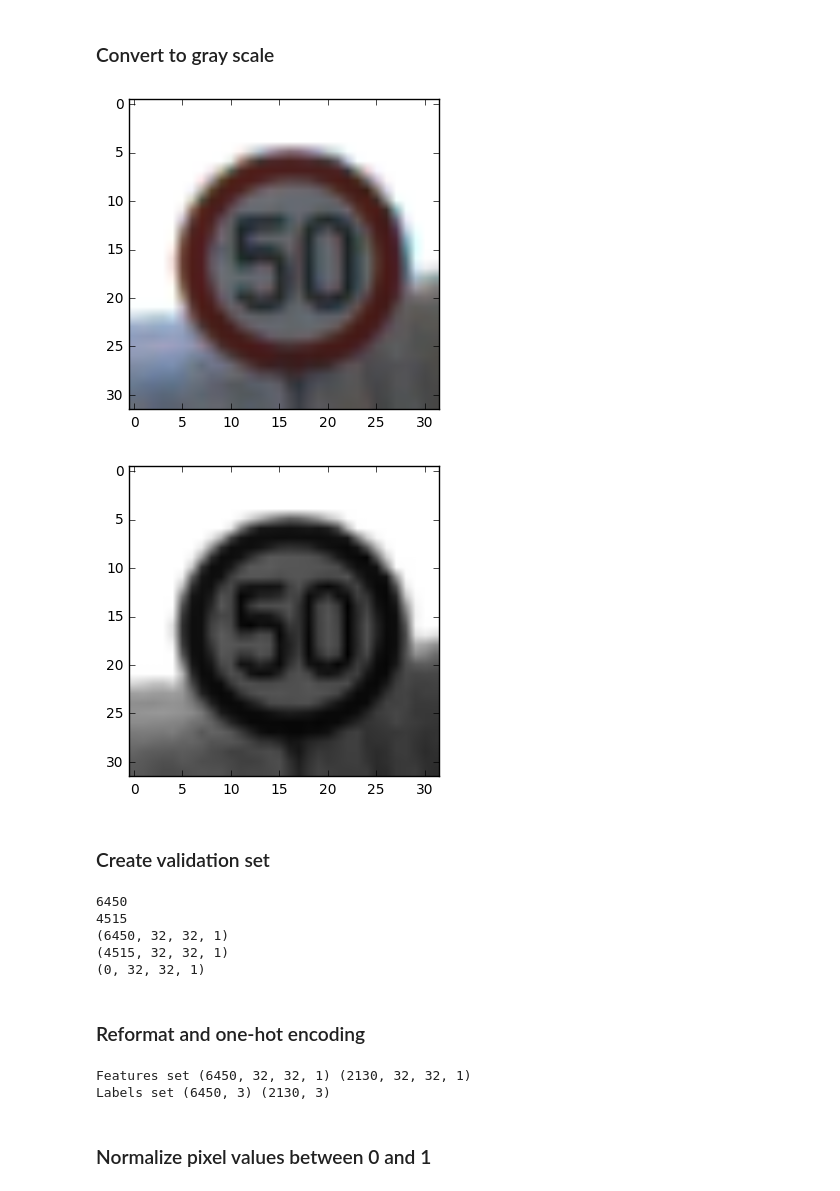
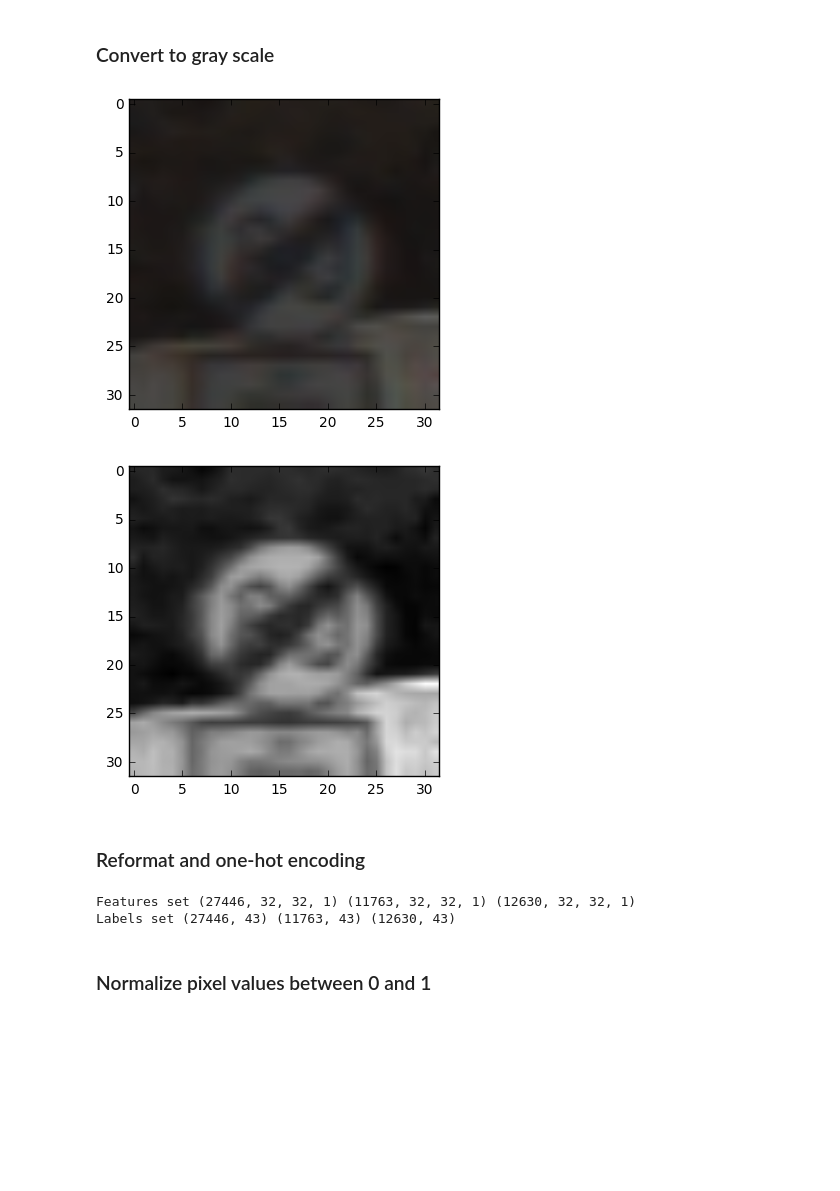
Before and after one commit to morganel/self-driving-cars, a Jupyter notebook: traffic-signs/Traffic_Signs_Recognition.ipynb, the cells around one changed output. Cells and saved outputs as stored; diff of their text form; code cells hidden in the pictures; blank space fills up the shorter version.

```diff
--- a/traffic-signs/Traffic_Signs_Recognition.ipynb
+++ b/traffic-signs/Traffic_Signs_Recognition.ipynb
@@ -48,9 +48,9 @@ X_train, y_train = train['features'], train['labels']
 X_test, y_test = test['features'], test['labels']
 # %% [markdown]
 ### if we want to downsample to only take a few classes into account
+# %%
+downsample = False
 # %%
-selected_classes = [1,2,4]
-
 def select_classes_only(X, Y, classes):
     ix = np.in1d(Y, classes)
 
@@ -63,8 +63,10 @@ def select_classes_only(X, Y, classes):
     #y_train = np.asarray([d[x] for x in y_train])
     return X,Y
 
-X_train, y_train = select_classes_only(X_train, y_train, selected_classes)
-X_test, y_test = select_classes_only(X_test, y_test, selected_classes)
+if(downsample == True):
+    selected_classes = [1,2,4]
+    X_train, y_train = select_classes_only(X_train, y_train, selected_classes)
+    X_test, y_test = select_classes_only(X_test, y_test, selected_classes)
 # %%
 ### To start off let's do a basic data summary.
 
@@ -104,0 +109,15 @@ y_train.shape
+# %%
+def create_validation_set(X, Y, validation_percentage):
+    training_sample_size = X.shape[0]
+    idx_split = int(training_sample_size*(1-validation_percentage))
+    X_v = X[idx_split:]
+    X_t = X[:idx_split]
+    y_v = Y[idx_split:]
+    y_t = Y[:idx_split]
+    return X_v, X_t, y_v, y_t
+
+X_valid, X_train, y_valid, y_train = create_validation_set(X_train, y_train, validation_percentage = .3)
+
+print('Trianing set label:', y_train.shape, ' Features:', X_train.shape)
+print('Validation set label:', y_valid.shape, ' Features:', X_valid.shape)
+print('Test set label:', y_test.shape, ' Features:', X_test.shape)
@@ -171,47 +206,21 @@ image_size = X_train.shape[1]
 # %%
 def convert_to_gray_scale(X, b = [0.299,0.587,0.114]):
     return np.inner(X, b)
 
 # plot in color
 plt.imshow(X_train[0])
 plt.show()
 
 X_train = convert_to_gray_scale(X_train)
+X_valid = convert_to_gray_scale(X_valid)
 X_test = convert_to_gray_scale(X_test)
 
 # plot same image in gray scale
 plt.imshow(X_train[0], cmap='gray')
 plt.show()
 # %% [output]
-[figure, old version]
+[figure, new version]
-[figure, old version]
+[figure, new version]
-# %% [markdown]
-### Create validation set
-# %%
-training_sample_size = X_train.shape[0]
-print(training_sample_size)
-validation_percentage = .3
-idx_split = int(training_sample_size*(1-validation_percentage))
-print(idx_split)
-
-print(X_train.shape)
-X_valid = X_train[idx_split:]
-X_train = X_train[:idx_split]
-
-print(X_train.shape)
-print(X_valid.shape)
-
-print(y_train.shape)
-y_valid = y_train[idx_split:]
-y_train = y_train[:idx_split]
-print(y_train.shape)
-print(y_valid.shape)
-# %% [output]
-6450
-4515
-(6450, 32, 32, 1)
-(4515, 32, 32, 1)
-(0, 32, 32, 1)
 # %% [markdown]
 ### Reformat and one-hot encoding
 # %%
@@ -223,12 +232,13 @@ def reformat(dataset, labels):
   return dataset, labels
 
 X_train, y_train = reformat(X_train, y_train)
+X_valid, y_valid = reformat(X_valid, y_valid)
 X_test, y_test = reformat(X_test, y_test)
 
-print('Features set', X_train.shape, X_test.shape)
-print('Labels set', y_train.shape, y_test.shape)
+print('Features set', X_train.shape, X_valid.shape, X_test.shape)
+print('Labels set', y_train.shape, y_valid.shape, y_test.shape)
 # %% [output]
-Features set (6450, 32, 32, 1) (2130, 32, 32, 1)
-Labels set (6450, 3) (2130, 3)
+Features set (27446, 32, 32, 1) (11763, 32, 32, 1) (12630, 32, 32, 1)
+Labels set (27446, 43) (11763, 43) (12630, 43)
 # %% [markdown]
 ### Normalize pixel values between 0 and 1
```
Also changed, not shown: parts of 14 cells of this notebook, 1 other file.
